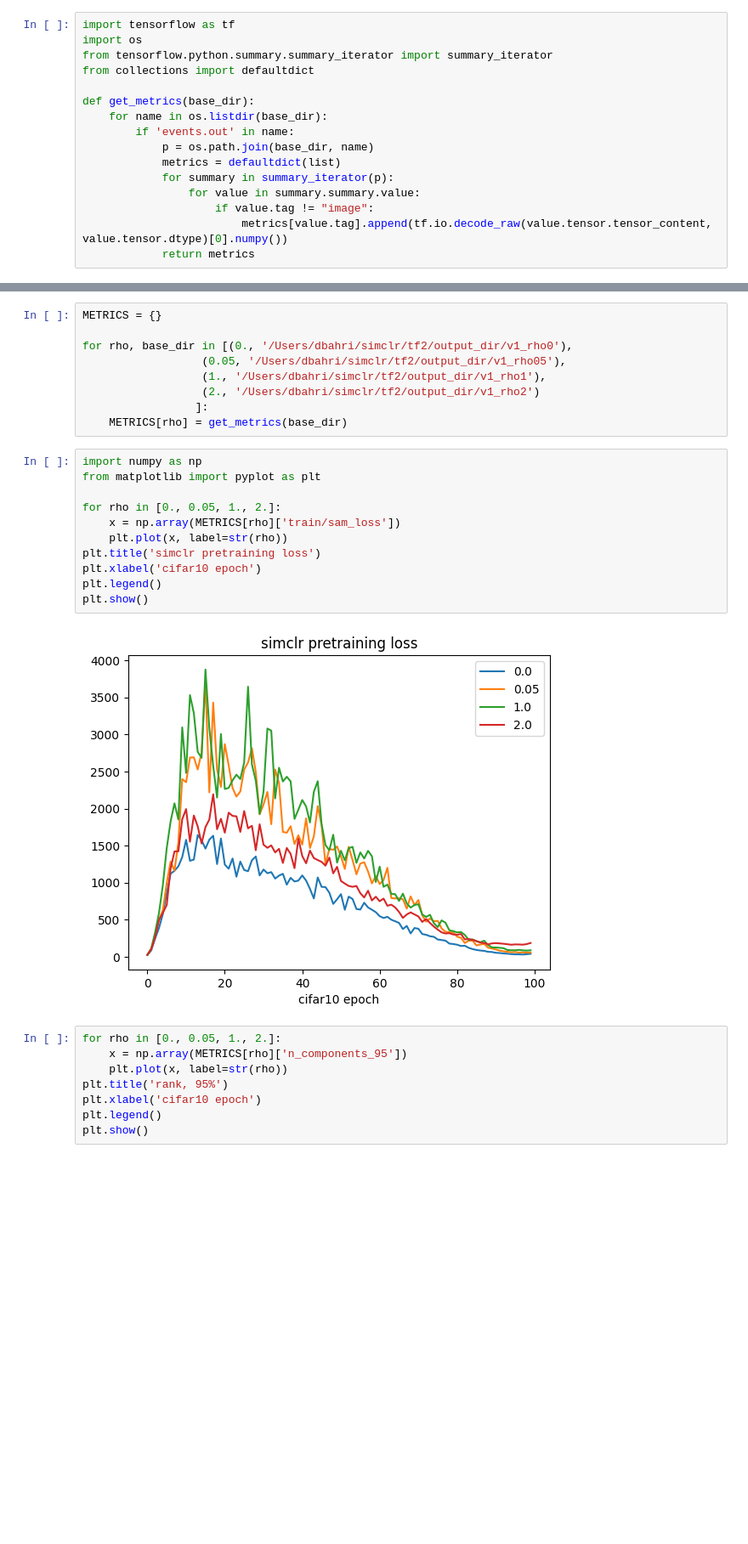
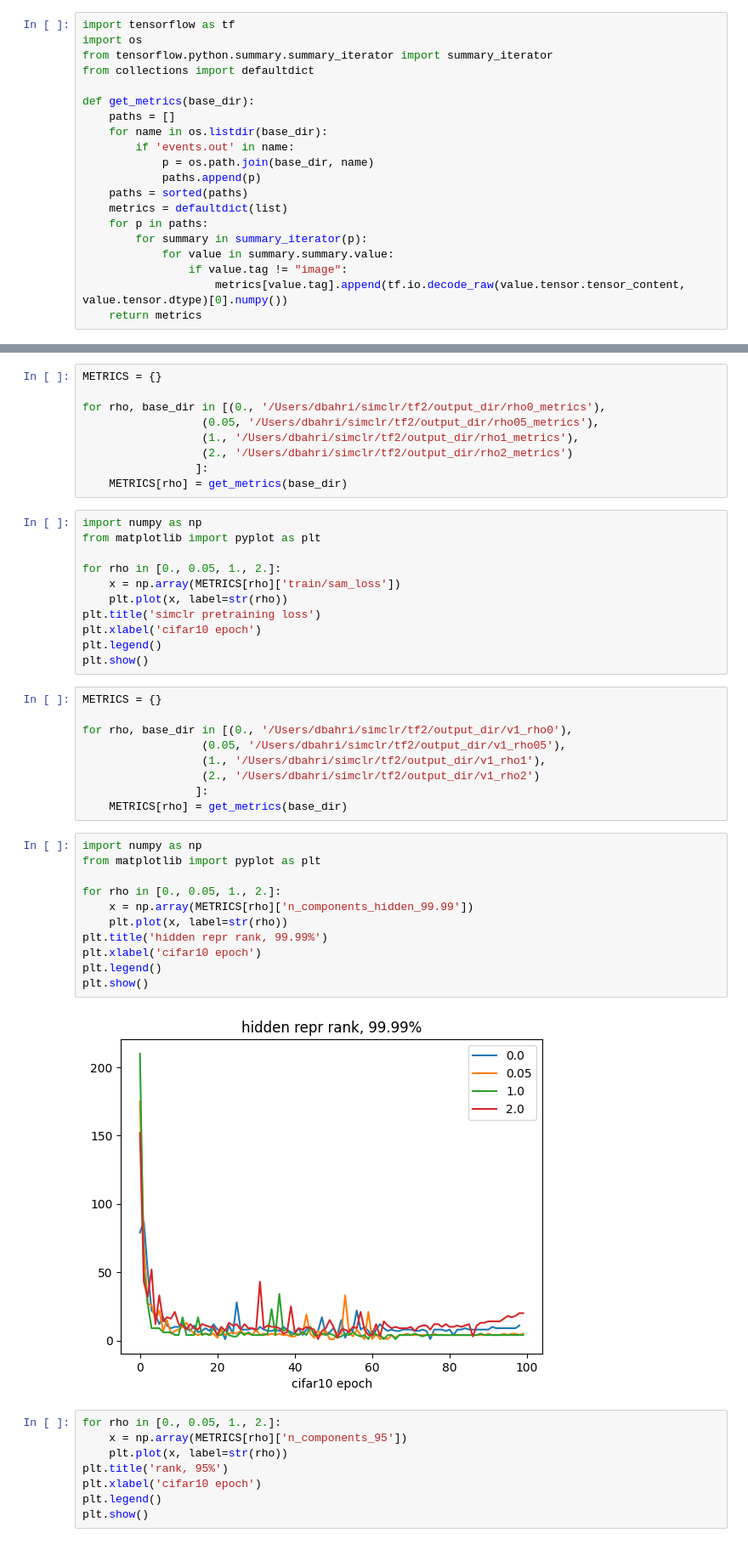
Before and after one commit to dbahri/simclr, a Jupyter notebook: tf2/get_metrics.ipynb, the cells around one changed output, grey strips where cells are left out. Shown: that part at 85% size. Cells and saved outputs as stored; diff of their text form; blank space fills up the shorter version.

```diff
--- a/tf2/get_metrics.ipynb
+++ b/tf2/get_metrics.ipynb
@@ -5,12 +5,16 @@ from tensorflow.python.summary.summary_iterator import summary_iterator
 from collections import defaultdict
 
 def get_metrics(base_dir):
+    paths = []
     for name in os.listdir(base_dir):
         if 'events.out' in name:
             p = os.path.join(base_dir, name)
-            metrics = defaultdict(list)
-            for summary in summary_iterator(p):
-                for value in summary.summary.value:
-                    if value.tag != "image":
-                        metrics[value.tag].append(tf.io.decode_raw(value.tensor.tensor_content, value.tensor.dtype)[0].numpy())
-            return metrics
+            paths.append(p)
+    paths = sorted(paths)
+    metrics = defaultdict(list)
+    for p in paths:
+        for summary in summary_iterator(p):
+            for value in summary.summary.value:
+                if value.tag != "image":
+                    metrics[value.tag].append(tf.io.decode_raw(value.tensor.tensor_content, value.tensor.dtype)[0].numpy())
+    return metrics
@@ -17,3 +23,23 @@ def get_metrics(base_dir):
+# %%
+METRICS = {}
+
+for rho, base_dir in [(0., '/Users/dbahri/simclr/tf2/output_dir/rho0_metrics'),
+                  (0.05, '/Users/dbahri/simclr/tf2/output_dir/rho05_metrics'),
+                  (1., '/Users/dbahri/simclr/tf2/output_dir/rho1_metrics'),
+                  (2., '/Users/dbahri/simclr/tf2/output_dir/rho2_metrics')
+                 ]:
+    METRICS[rho] = get_metrics(base_dir)
+# %%
+import numpy as np
+from matplotlib import pyplot as plt
+
+for rho in [0., 0.05, 1., 2.]:
+    x = np.array(METRICS[rho]['train/sam_loss'])
+    plt.plot(x, label=str(rho))
+plt.title('simclr pretraining loss')
+plt.xlabel('cifar10 epoch')
+plt.legend()
+plt.show()
 # %%
 METRICS = {}
 
@@ -26,16 +52,16 @@ for rho, base_dir in [(0., '/Users/dbahri/simclr/tf2/output_dir/v1_rho0'),
 # %%
 import numpy as np
 from matplotlib import pyplot as plt
 
 for rho in [0., 0.05, 1., 2.]:
-    x = np.array(METRICS[rho]['train/sam_loss'])
+    x = np.array(METRICS[rho]['n_components_hidden_99.99'])
     plt.plot(x, label=str(rho))
-plt.title('simclr pretraining loss')
+plt.title('hidden repr rank, 99.99%')
 plt.xlabel('cifar10 epoch')
 plt.legend()
 plt.show()
 # %% [output]
-[figure, old version]
+[figure, new version]
 # %%
 for rho in [0., 0.05, 1., 2.]:
     x = np.array(METRICS[rho]['n_components_95'])
```
Also changed, not shown: parts of 1 cell of this notebook, 1 other file.
